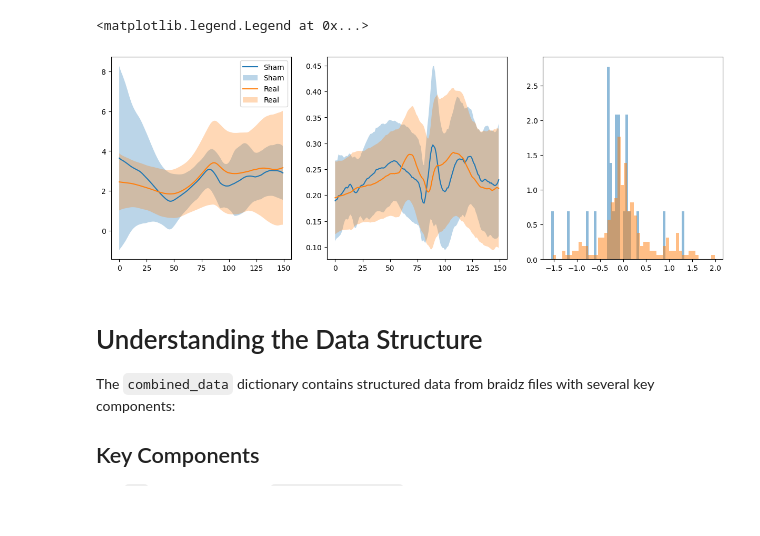
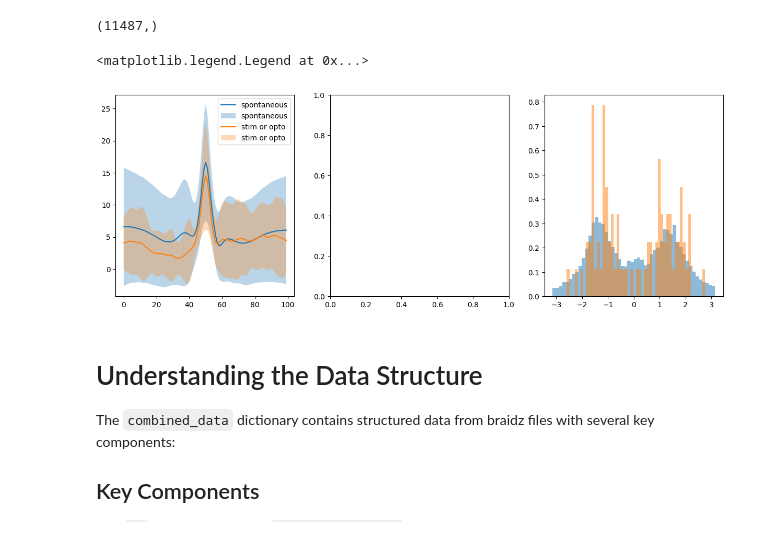
Before and after one commit to elhananby/braidz_analysis, a Jupyter notebook: notebooks/read_braidz_exmaple.ipynb, the cells around one changed output. Cells and saved outputs as stored; diff of their text form; code cells hidden in the pictures.

```diff
--- a/notebooks/read_braidz_exmaple.ipynb
+++ b/notebooks/read_braidz_exmaple.ipynb
@@ -31,49 +31,59 @@ Processing file 1/1: /home/buchsbaum/mnt/nfc3008/md0/Experiments/20241213_143459
 # %%
-data = processing.get_stim_or_opto_data(combined_data["df"], combined_data["opto"])
+data = processing.get_all_saccades(
+    combined_data["df"], combined_data["opto"], post_frames=50
+)
+# %%
+data["saccade_type"].shape
+# %% [output]
+(11487,)
 # %%
 fig, axs = plt.subplots(ncols=3, nrows=1, figsize=(15, 5))
 
 # Angular velocity
 plotting.plot_mean_and_std(
-    np.abs(data.angular_velocity[data.sham]), ax=axs[0], label="Sham"
+    np.abs(data["angular_velocity"][data["saccade_type"] == "spontaneous", :]),
+    ax=axs[0],
+    label="spontaneous",
 )
 plotting.plot_mean_and_std(
-    np.abs(data.angular_velocity[~data.sham]), ax=axs[0], label="Real"
+    np.abs(data["angular_velocity"][data["saccade_type"] == "stim_or_opto", :]),
+    ax=axs[0],
+    label="stim or opto",
 )
 
-# Linear Velocity
-plotting.plot_mean_and_std(
-    np.abs(data.linear_velocity[data.sham]), ax=axs[1], label="Sham"
-)
-plotting.plot_mean_and_std(
-    np.abs(data.linear_velocity[~data.sham]), ax=axs[1], label="Real"
-)
+# # Linear Velocity
+# plotting.plot_mean_and_std(
+#     np.abs(data.linear_velocity[data.sham]), ax=axs[1], label="Sham"
+# )
+# plotting.plot_mean_and_std(
+#     np.abs(data.linear_velocity[~data.sham]), ax=axs[1], label="Real"
+# )
 
-# plotting.add_shaded_region(axs[0], 50, 80, color="black", alpha=0.1)
-# plotting.add_shaded_region(axs[1], 50, 80, color="black", alpha=0.1)
+# # plotting.add_shaded_region(axs[0], 50, 80, color="black", alpha=0.1)
+# # plotting.add_shaded_region(axs[1], 50, 80, color="black", alpha=0.1)
 
 # histogram
 plotting.plot_histogram(
-    data.heading_diff[data.sham],
+    data["heading_diff"][data["saccade_type"] == "spontaneous"],
     ax=axs[2],
     label="Sham",
     alpha=0.5,
     bins=50,
     density=True,
 )
 plotting.plot_histogram(
-    data.heading_diff[~data.sham],
+    data["heading_diff"][data["saccade_type"] == "stim_or_opto"],
     ax=axs[2],
     label="Real",
     alpha=0.5,
     bins=50,
     density=True,
 )
 
 axs[0].legend()
 # %% [output]
 <matplotlib.legend.Legend at 0x...>
-[figure, old version]
+[figure, new version]
 # %% [markdown]
 # Understanding the Data Structure
 
```
Also changed, not shown: parts of 2 cells of this notebook, 4 other files.
